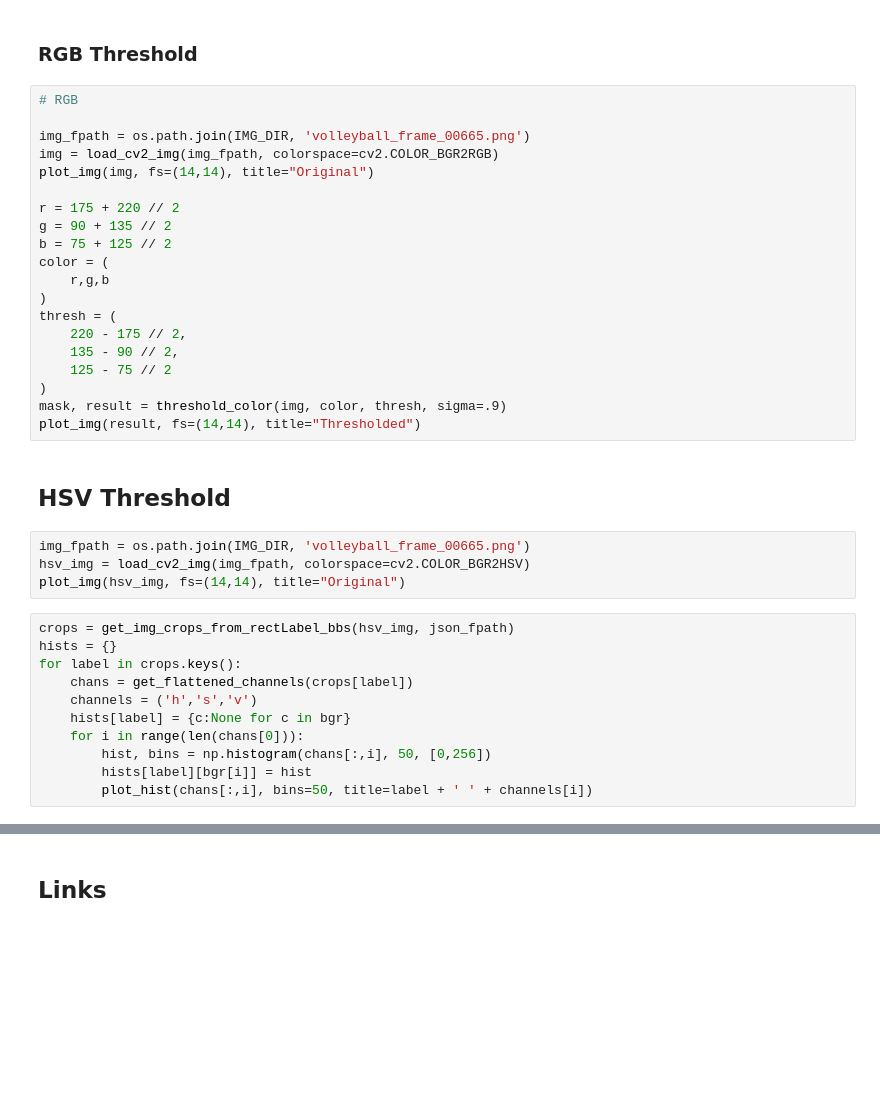
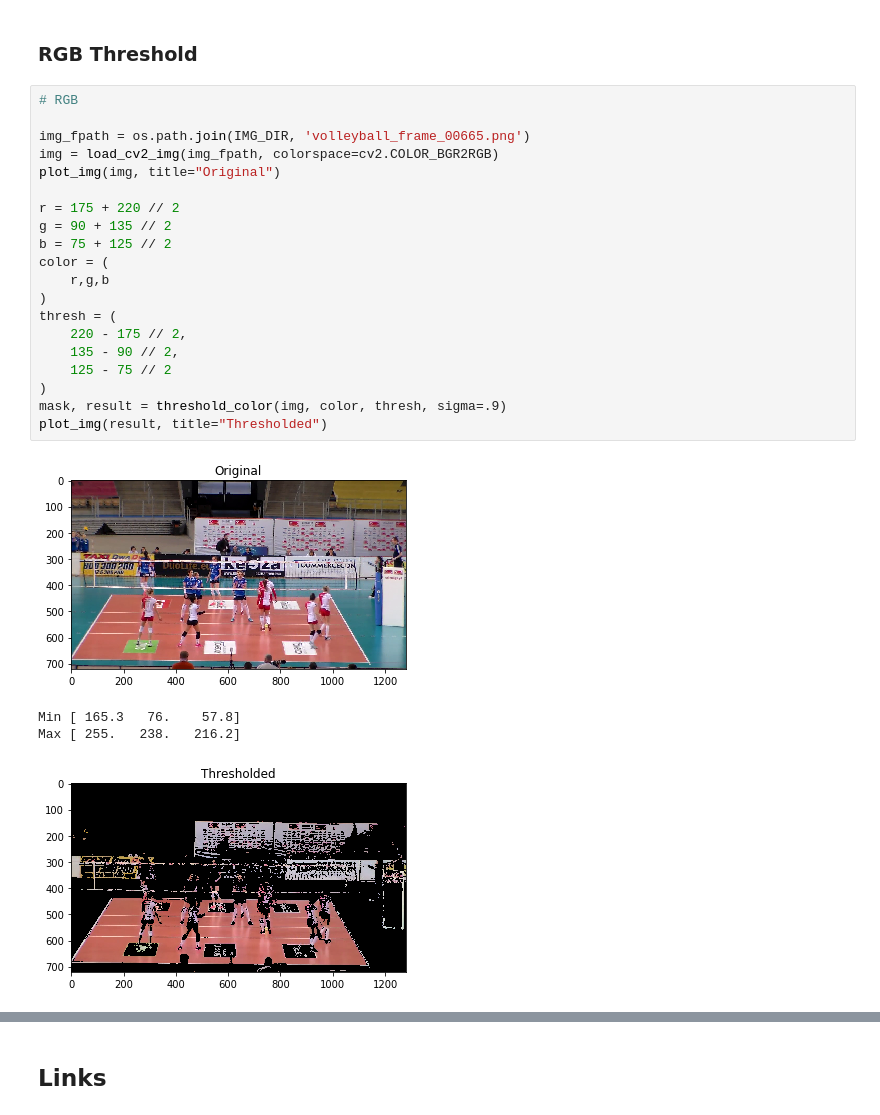
Before and after one commit to bfortuner/computer-vision, a Jupyter notebook: theory/Segmentation.ipynb, the cells around one changed output, grey strips where cells are left out. Drawn from its saved outputs; the diff is of its cells as text; blank space fills up the shorter version.

```diff
--- a/theory/Segmentation.ipynb
+++ b/theory/Segmentation.ipynb
@@ -245,40 +320,28 @@ for label in crops.keys():
 # %%
 # RGB
 
 img_fpath = os.path.join(IMG_DIR, 'volleyball_frame_00665.png')
 img = load_cv2_img(img_fpath, colorspace=cv2.COLOR_BGR2RGB)
-plot_img(img, fs=(14,14), title="Original")
+plot_img(img, title="Original")
 
 r = 175 + 220 // 2
 g = 90 + 135 // 2
 b = 75 + 125 // 2
 color = (
     r,g,b
 )
 thresh = (
     220 - 175 // 2,
     135 - 90 // 2,
     125 - 75 // 2
 )
 mask, result = threshold_color(img, color, thresh, sigma=.9)
-plot_img(result, fs=(14,14), title="Thresholded")
+plot_img(result, title="Thresholded")
+# %% [output]
+[figure, added]
+Min [ 165.3   76.    57.8]
+Max [ 255.   238.   216.2]
+[figure, added]
-# %% [markdown]
-## HSV Threshold
-# %%
-img_fpath = os.path.join(IMG_DIR, 'volleyball_frame_00665.png')
-hsv_img = load_cv2_img(img_fpath, colorspace=cv2.COLOR_BGR2HSV)
-plot_img(hsv_img, fs=(14,14), title="Original")
-# %%
-crops = get_img_crops_from_rectLabel_bbs(hsv_img, json_fpath)
-hists = {}
-for label in crops.keys():
-    chans = get_flattened_channels(crops[label])
-    channels = ('h','s','v')
-    hists[label] = {c:None for c in bgr}
-    for i in range(len(chans[0])):
-        hist, bins = np.histogram(chans[:,i], 50, [0,256])
-        hists[label][bgr[i]] = hist
-        plot_hist(chans[:,i], bins=50, title=label + ' ' + channels[i])
 # %%
 """
 H 0 - 10
```
Also changed, not shown: parts of 28 cells of this notebook.
